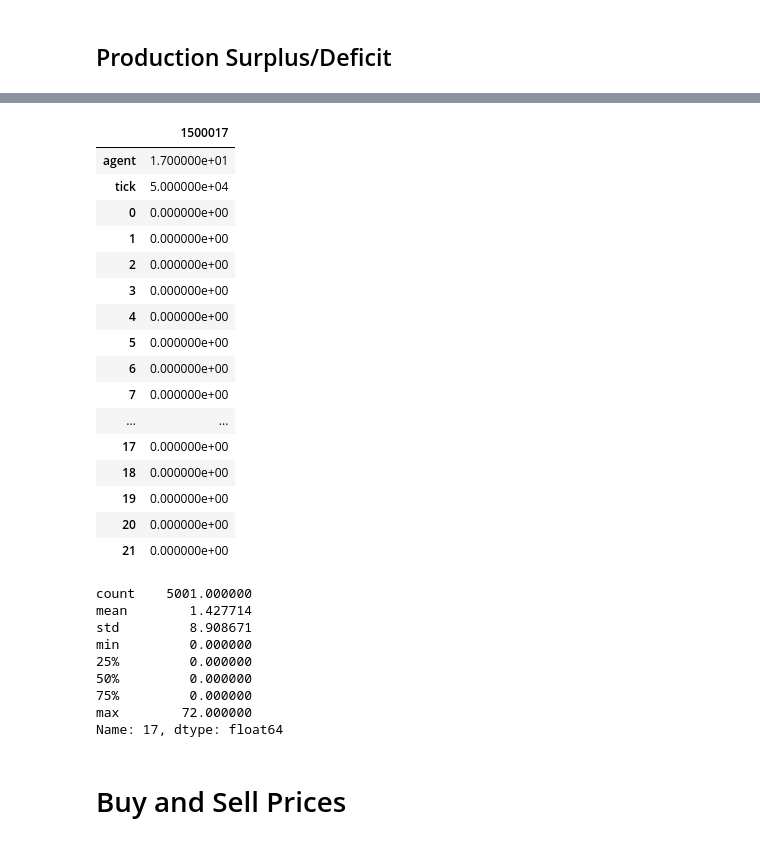
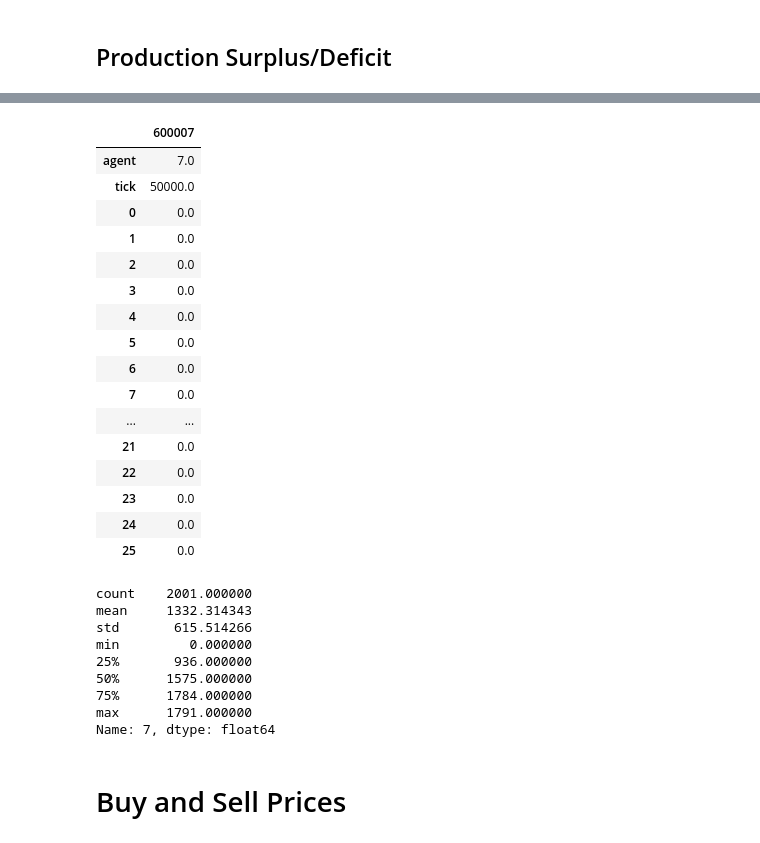
Before and after one commit to gerner/stellarpunk, a Jupyter notebook: notebook/econ_sim.ipynb, the cells around one changed output, grey strips where cells are left out. Saved outputs shown, nothing was run; the diff lists cells and outputs as text; code cells hidden in the pictures.

```diff
--- a/notebook/econ_sim.ipynb
+++ b/notebook/econ_sim.ipynb
@@ -502,8 +625,12 @@ inventory_df[inventory_df["tick"] == inventory_df["tick"].max()].set_index("agen
 # %% [markdown]
 ## Production Surplus/Deficit
 # %%
-agent_id = 17
-inv_s = inventory_df[inventory_df["tick"] == inventory_df["tick"].max()].set_index("agent").loc[agent_id].drop("tick")
+agent_id = 7
+target_tick = np.inf
+
+target_tick = np.clip(target_tick, 0, inventory_df["tick"].max())
+
+inv_s = inventory_df[inventory_df["tick"] == target_tick].set_index("agent").loc[agent_id].drop("tick")
 need_s = (agent_goods_df.loc[agent_id] @ production_chain_df.T)
 batch_s = (agent_goods_df * production_chain.batch_sizes[np.newaxis,:]).loc[agent_id] @ production_chain_df.T
 deficit_df = pd.DataFrame({"inventory":inv_s, "unit_need":need_s, "batch_need": batch_s, "surplus":inv_s - batch_s, "batches":inv_s/batch_s})
@@ -534,35 +681,35 @@ balance_df[(balance_df["agent"] == agent_id) & (balance_df["tick"] == balance_df
 # %%
-buy_budget_df[(buy_budget_df["tick"] == buy_budget_df["tick"].max()) & (buy_budget_df["agent"] == agent_id)].T
+buy_budget_df[(buy_budget_df["tick"] == target_tick) & (buy_budget_df["agent"] == agent_id)].T
 # %% [output]
-|  | 1500017 |
-| agent | 1.700000e+01 |
-| tick | 5.000000e+04 |
-| 0 | 0.000000e+00 |
-| 1 | 0.000000e+00 |
-| 2 | 0.000000e+00 |
-| 3 | 0.000000e+00 |
-| 4 | 0.000000e+00 |
-| 5 | 0.000000e+00 |
-| 6 | 0.000000e+00 |
-| 7 | 0.000000e+00 |
+|  | 600007 |
+| agent | 7.0 |
+| tick | 50000.0 |
+| 0 | 0.0 |
+| 1 | 0.0 |
+| 2 | 0.0 |
+| 3 | 0.0 |
+| 4 | 0.0 |
+| 5 | 0.0 |
+| 6 | 0.0 |
+| 7 | 0.0 |
 | ... | ... |
-| 17 | 0.000000e+00 |
-| 18 | 0.000000e+00 |
-| 19 | 0.000000e+00 |
-| 20 | 0.000000e+00 |
-| 21 | 0.000000e+00 |
+| 21 | 0.0 |
+| 22 | 0.0 |
+| 23 | 0.0 |
+| 24 | 0.0 |
+| 25 | 0.0 |
 # %%
 inventory_df[inventory_df["agent"] == agent_id].drop("agent", axis=1).set_index("tick")[agent_id].describe()
 # %% [output]
-count    5001.000000
-mean        1.427714
-std         8.908671
+count    2001.000000
+mean     1332.314343
+std       615.514266
 min         0.000000
-25%         0.000000
-50%         0.000000
-75%         0.000000
-max        72.000000
-Name: 17, dtype: float64
+25%       936.000000
+50%      1575.000000
+75%      1784.000000
+max      1791.000000
+Name: 7, dtype: float64
 # %% [markdown]
 # Buy and Sell Prices
 # %%
```
Also changed, not shown: parts of 247 cells of this notebook, 4 other files.
